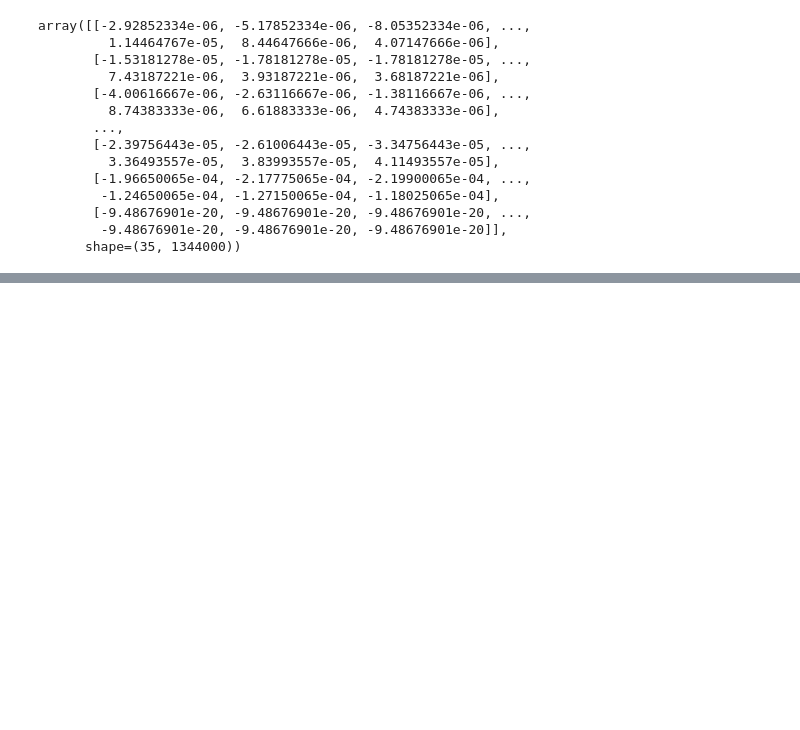
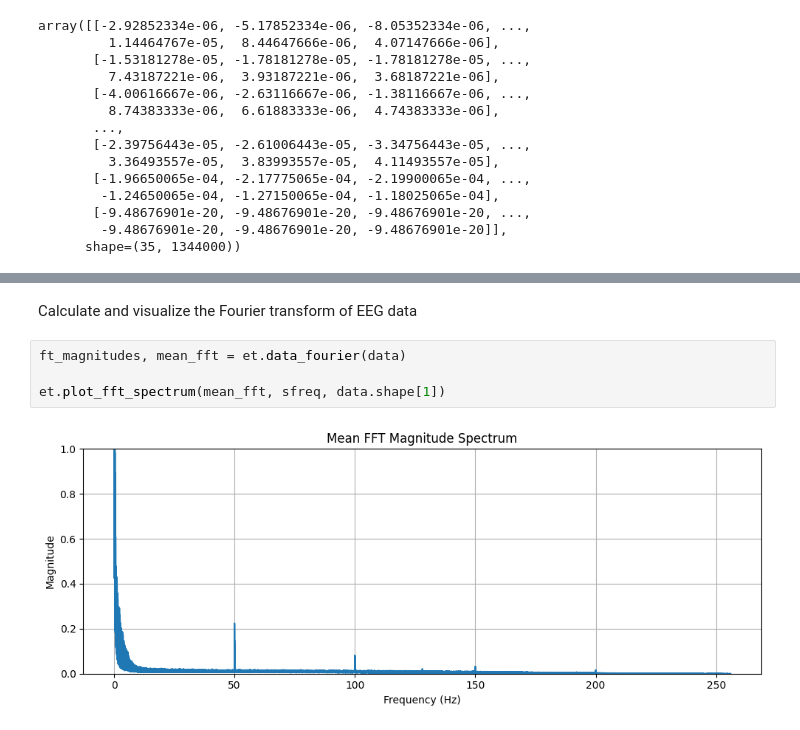
Before and after one commit to hubakukor/scipy_proj, a Jupyter notebook: examples/demo.ipynb, the cells around one changed output, grey strips where cells are left out. Saved outputs shown, nothing was run; the diff lists cells and outputs as text; blank space fills up the shorter version.

```diff
--- a/examples/demo.ipynb
+++ b/examples/demo.ipynb
@@ -112,0 +122,8 @@ et.plot_graph_segments(data, sfreq, detected_bands, ch_names)
+# %% [markdown]
+Calculate and visualize the Fourier transform of EEG data
+# %%
+ft_magnitudes, mean_fft = et.data_fourier(data)
+
+et.plot_fft_spectrum(mean_fft, sfreq, data.shape[1])
+# %% [output]
+[figure, added]
```
Also changed, not shown: parts of 4 cells of this notebook.
